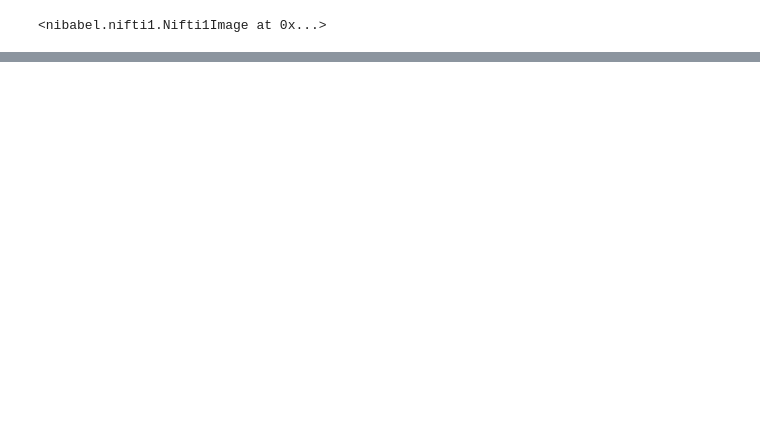
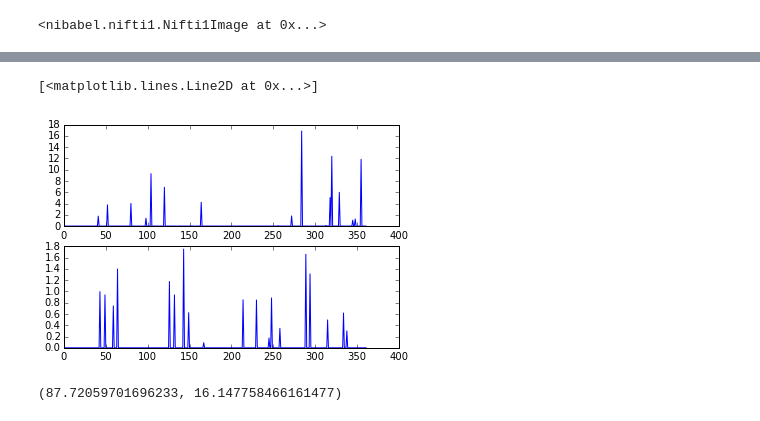
Before and after one commit to arokem/spat-cont, a Jupyter notebook: design_matrix.ipynb, the cells around one changed output, grey strips where cells are left out. Saved outputs shown, nothing was run; the diff lists cells and outputs as text; code cells hidden in the pictures; blank space fills up the shorter version.

```diff
--- a/design_matrix.ipynb
+++ b/design_matrix.ipynb
@@ -175,0 +190,11 @@ plt.scatter(y_hat, new_sig)
+# %%
+fig, ax = plt.subplots(2)
+ax[0].plot(beta_non)
+ax[1].plot(beta)
+# %% [output]
+[<matplotlib.lines.Line2D at 0x...>]
+[figure, added]
+# %%
+len(npbeta_non), np.sum(beta)
+# %% [output]
+(87.72059701696233, 16.147758466161477)
```
Also changed, not shown: parts of 11 cells of this notebook.
